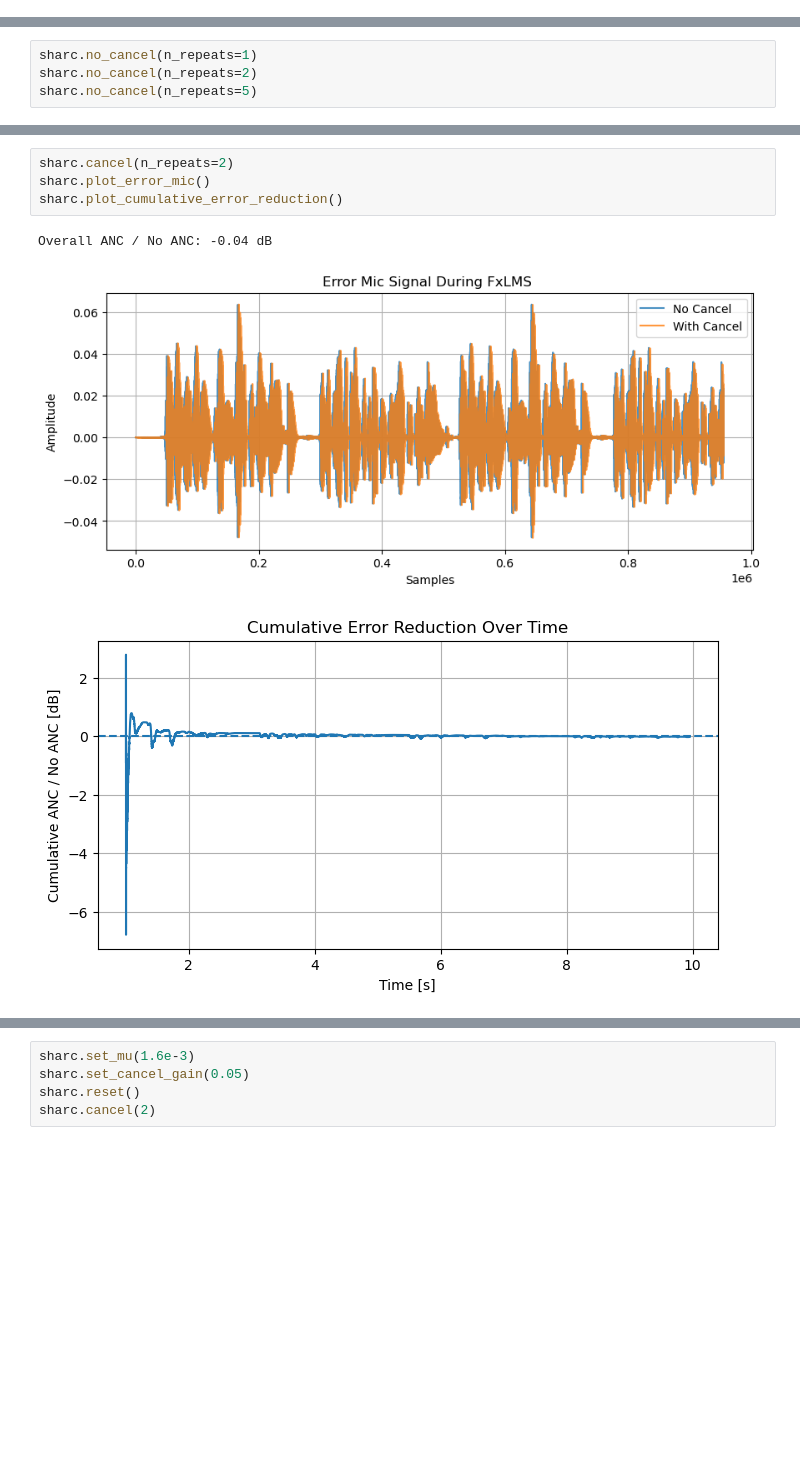
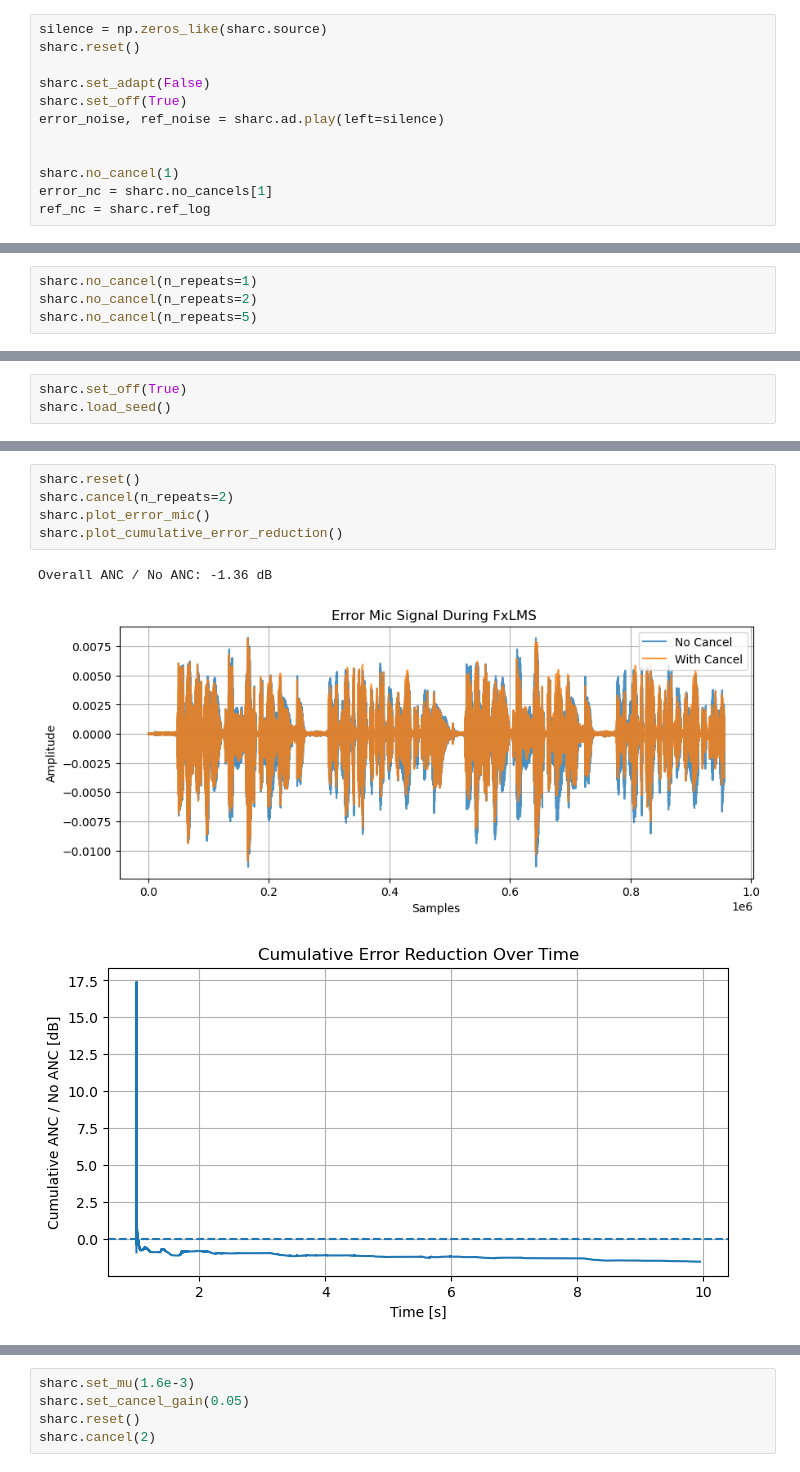
Before and after one commit to bowerirn/Reverb-Control, a Jupyter notebook: experiments/sharc_grid_search.ipynb, the cells around one changed output, grey strips where cells are left out. Saved outputs shown, nothing was run; the diff lists cells and outputs as text; blank space fills up the shorter version.

```diff
--- a/experiments/sharc_grid_search.ipynb
+++ b/experiments/sharc_grid_search.ipynb
@@ -42,0 +235,12 @@ Using input:  USB2.0-MIDI 1
+# %%
+silence = np.zeros_like(sharc.source)
+sharc.reset()
+
+sharc.set_adapt(False)
+sharc.set_off(True)
+error_noise, ref_noise = sharc.ad.play(left=silence)
+
+
+sharc.no_cancel(1)
+error_nc = sharc.no_cancels[1]
+ref_nc = sharc.ref_log
@@ -48,0 +998,3 @@ sharc.no_cancel(n_repeats=5)
+# %%
+sharc.set_off(True)
+sharc.load_seed()
@@ -49,8 +1072,9 @@ sharc.no_cancel(n_repeats=5)
 # %%
+sharc.reset()
 sharc.cancel(n_repeats=2)
 sharc.plot_error_mic()
 sharc.plot_cumulative_error_reduction()
 # %% [output]
-Overall ANC / No ANC: -0.04 dB
+Overall ANC / No ANC: -1.36 dB
-[figure, old version]
+[figure, new version]
-[figure, old version]
+[figure, new version]
```
Also changed, not shown: parts of 88 cells of this notebook, 53 other files.
